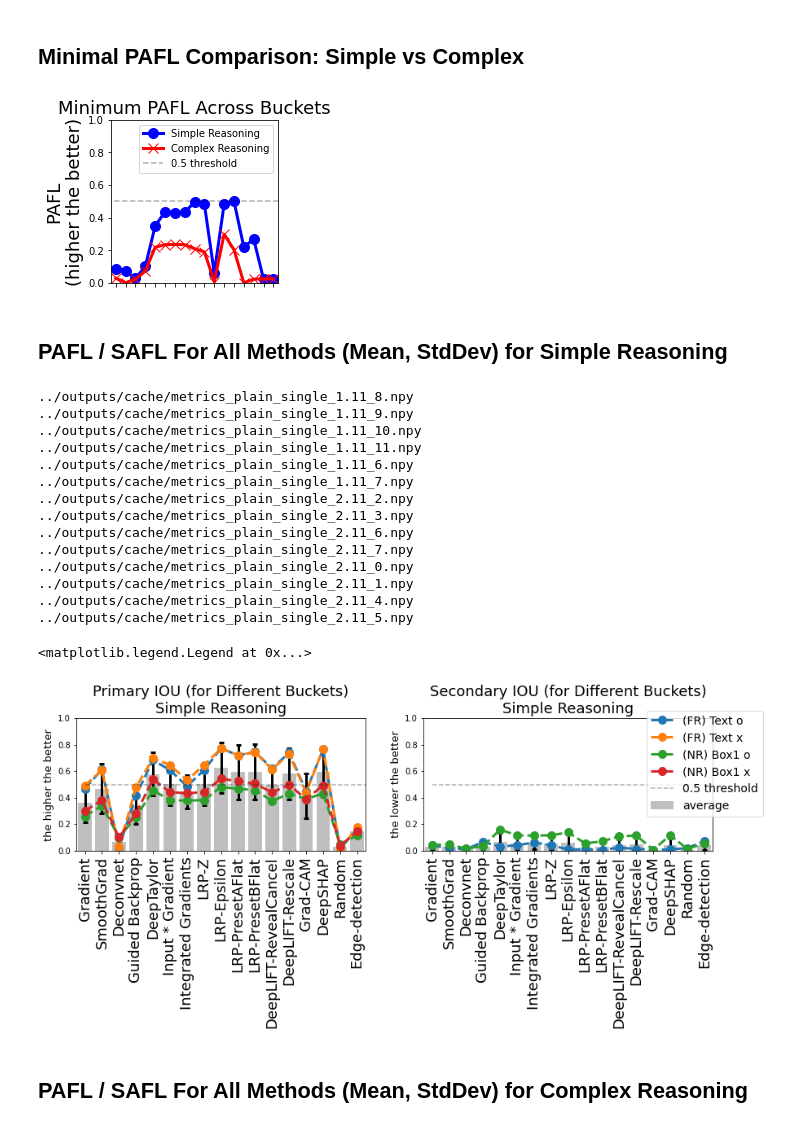
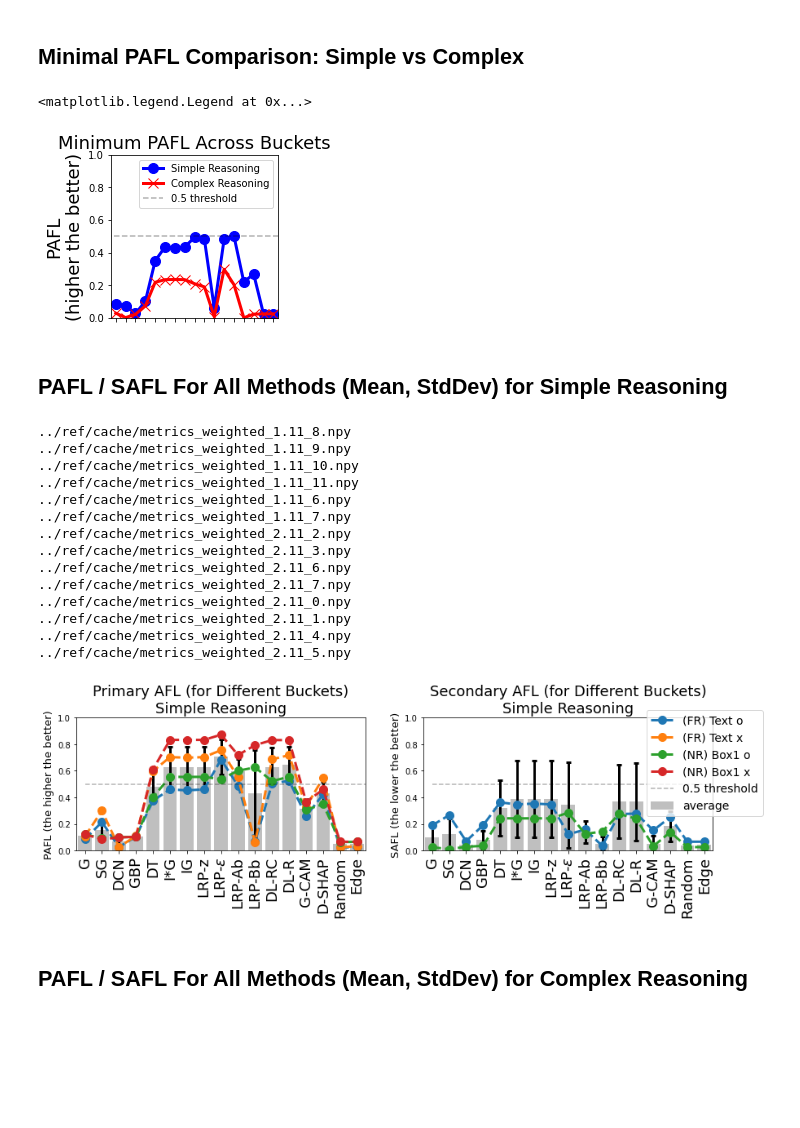
Before and after one commit to wnstlr/SMERF, a Jupyter notebook: notebooks/IOU_AFL_MAFL_plots.ipynb, the cells around one changed output. Saved outputs shown, nothing was run; the diff lists cells and outputs as text; code cells hidden in the pictures; blank space fills up the shorter version.

```diff
--- a/notebooks/IOU_AFL_MAFL_plots.ipynb
+++ b/notebooks/IOU_AFL_MAFL_plots.ipynb
@@ -21,11 +21,11 @@ import os
 import glob
 
 # Set up the directory where the intermediary/final results are saved
-CACHE_DIR = '../outputs/cache'
+CACHE_DIR = '../ref/cache'
 if not os.path.exists(CACHE_DIR):
     os.mkdir(CACHE_DIR)
 
-PLOT_DIR = '../outputs/plots'
+PLOT_DIR = '../ref/plots'
 if not os.path.exists(PLOT_DIR):
     os.mkdir(PLOT_DIR)
 
@@ -258,8 +257,9 @@ elif metric_type == 'weighted':
 axs.set_xticks(range(simple_min.shape[0]))
 axs.set_xticklabels(())
 axs.legend()
-plt.savefig(os.path.join(PLOT_DIR, 'minimum_change_%s.pdf'%(metric_type)), dpi=200, bbox_inches='tight')
+#plt.savefig(os.path.join(PLOT_DIR, 'minimum_change_%s.pdf'%(metric_type)), dpi=200, bbox_inches='tight')
 # %% [output]
+<matplotlib.legend.Legend at 0x...>
 [figure]
 # %% [markdown]
 ## PAFL / SAFL For All Methods (Mean, StdDev) for Simple Reasoning
@@ -268,8 +268,28 @@ plt.savefig(os.path.join(PLOT_DIR, 'minimum_change_%s.pdf'%(metric_type)), dpi=2
 method_idx = range(len(methods))
 simple_case_nos = [1.11, 2.11]
 
-#metric_type = 'weighted'
-metric_type = 'plain_single' ## uncomment this line to get results for plain IOU metric
+metric_type = 'weighted'
+#metric_type = 'plain_single' ## uncomment this line to get results for plain IOU metric
+
+methods_tick_names = [
+    'G',
+    'SG',
+    'DCN',
+    'GBP',
+    'DT',
+    'I*G',
+    'IG',
+    'LRP-z',
+    'LRP-$\epsilon$',
+    'LRP-Ab',
+    'LRP-Bb',
+    'DL-RC',
+    'DL-R',
+    'G-CAM',
+    'D-SHAP',
+    'Random',
+    'Edge'
+]
 
 p_results = []
 s_results = []
@@ -316,56 +336,55 @@ for c, b in enumerate(buckets):
     data1 = np.zeros((len(b), len(methods)))
     data2 = np.zeros((len(b), len(methods)))
     for i, bid in enumerate(b):
         fn = os.path.join(CACHE_DIR, 'metrics_%s_2.11_%d.npy'%(metric_type, bid))
         print(fn)
         tmp = np.load(fn)
         data1[i, :] = tmp[0]
         data2[i, :] = tmp[2]
     data1 = np.mean(data1, axis=0)
     data2 = np.mean(data2, axis=0)
     axs[0].plot(data1, '--', marker='o', label=cluster_label[c], markersize=10, linewidth=3)
     axs[1].plot(data2, '--', marker='o', label=cluster_label[c], markersize=10, linewidth=3)
 
 axs[0].plot([0, len(methods)], [0.5,0.5], 'k--', alpha=0.3,  label='0.5 threshold')
 axs[0].set_ylim([0, 1])
-axs[0].set(xticks=range(len(methods)), xticklabels=methods)
-axs[0].set_xticklabels(methods, rotation=90, fontsize=18)
+axs[0].set(xticks=range(len(methods_tick_names)), xticklabels=methods_tick_names)
+axs[0].set_xticklabels(methods_tick_names, rotation=90, fontsize=18)
 axs[0].set_xlim([-0.5, len(methods)-0.5])
-axs[0].set_ylabel('the higher the better', rotation=90, fontsize=13)
+axs[0].set_ylabel('PAFL (the higher the better)', rotation=90, fontsize=13)
 if metric_type == 'weighted':
     axs[0].set_title('Primary AFL (for Different Buckets)\nSimple Reasoning', fontsize=18)
 elif metric_type == 'plain_single':
     axs[0].set_title('Primary IOU (for Different Buckets)\nSimple Reasoning', fontsize=18)
 
 axs[1].plot([0, len(methods)], [0.5,0.5], 'k--', alpha=0.3,  label='0.5 threshold')
 axs[1].set_ylim([0, 1])
-axs[1].set(xticks=range(len(methods)), xticklabels=methods)
-axs[1].set_xticklabels(methods, rotation=90, fontsize=18)
+axs[1].set(xticks=range(len(methods_tick_names)), xticklabels=methods_tick_names)
+axs[1].set_xticklabels(methods_tick_names, rotation=90, fontsize=18)
 axs[1].set_xlim([-0.5, len(methods)-0.5])
-axs[1].set_ylabel('the lower the better', rotation=90, fontsize=13)
+axs[1].set_ylabel('SAFL (the lower the better)', rotation=90, fontsize=13)
 if metric_type == 'weighted':
     axs[1].set_title('Secondary AFL (for Different Buckets)\nSimple Reasoning', fontsize=18)
 elif metric_type == 'plain_single':
     axs[1].set_title('Secondary IOU (for Different Buckets)\nSimple Reasoning', fontsize=18)
 axs[1].legend(loc='upper left', bbox_to_anchor=(0.75, 1.1), fontsize=14)
-#plt.savefig(os.path.join(PLOT_DIR, 'simple_results_buckets_%s.pdf'%metric_type), bbox_inches='tight', dpi=200)
+plt.savefig(os.path.join(PLOT_DIR, 'simple_results_buckets_%s_update.pdf'%metric_type), bbox_inches='tight', dpi=200)
 # %% [output]
-../outputs/cache/metrics_plain_single_1.11_8.npy
-../outputs/cache/metrics_plain_single_1.11_9.npy
-../outputs/cache/metrics_plain_single_1.11_10.npy
-../outputs/cache/metrics_plain_single_1.11_11.npy
-../outputs/cache/metrics_plain_single_1.11_6.npy
-../outputs/cache/metrics_plain_single_1.11_7.npy
-../outputs/cache/metrics_plain_single_2.11_2.npy
-../outputs/cache/metrics_plain_single_2.11_3.npy
-../outputs/cache/metrics_plain_single_2.11_6.npy
-../outputs/cache/metrics_plain_single_2.11_7.npy
-../outputs/cache/metrics_plain_single_2.11_0.npy
-../outputs/cache/metrics_plain_single_2.11_1.npy
-../outputs/cache/metrics_plain_single_2.11_4.npy
-../outputs/cache/metrics_plain_single_2.11_5.npy
+../ref/cache/metrics_weighted_1.11_8.npy
+../ref/cache/metrics_weighted_1.11_9.npy
+../ref/cache/metrics_weighted_1.11_10.npy
+../ref/cache/metrics_weighted_1.11_11.npy
+../ref/cache/metrics_weighted_1.11_6.npy
+../ref/cache/metrics_weighted_1.11_7.npy
+../ref/cache/metrics_weighted_2.11_2.npy
+../ref/cache/metrics_weighted_2.11_3.npy
+../ref/cache/metrics_weighted_2.11_6.npy
+../ref/cache/metrics_weighted_2.11_7.npy
+../ref/cache/metrics_weighted_2.11_0.npy
+../ref/cache/metrics_weighted_2.11_1.npy
+../ref/cache/metrics_weighted_2.11_4.npy
+../ref/cache/metrics_weighted_2.11_5.npy
-<matplotlib.legend.Legend at 0x...>
-[figure, old version]
+[figure, new version]
 # %% [markdown]
 ## PAFL / SAFL For All Methods (Mean, StdDev) for Complex Reasoning
 # %%
```
Also changed, not shown: parts of 2 cells of this notebook, 12 other files.
